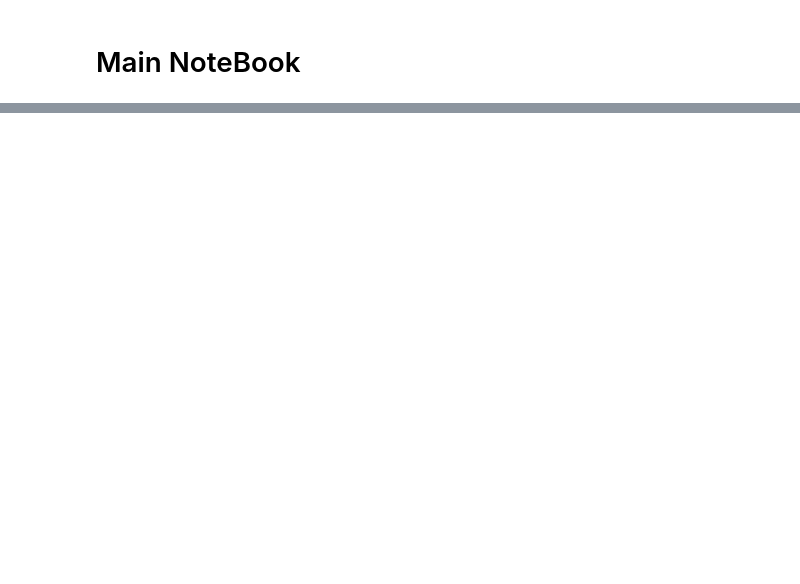
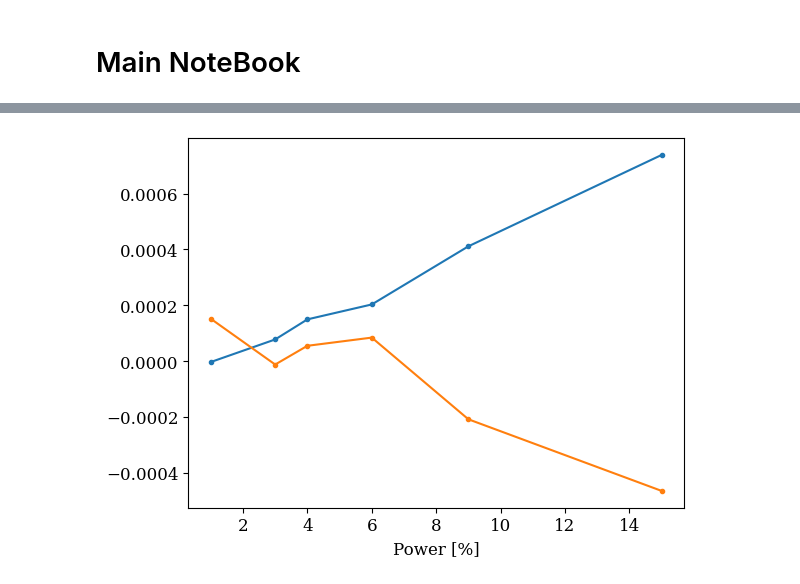
Before and after one commit to SJB7777/STO-XFEL, a Jupyter notebook: notebooks/delay.ipynb, the cells around one changed output, grey strips where cells are left out. Saved outputs shown, nothing was run; the diff lists cells and outputs as text; code cells hidden in the pictures; blank space fills up the shorter version.

```diff
--- a/notebooks/delay.ipynb
+++ b/notebooks/delay.ipynb
@@ -204,0 +169,16 @@ ax.grid(True)
+# %%
+power_com_x_50 = {}
+power_com_y_50 = {}
+
+for power, run_num in power_run.items():
+    data_file = os.path.join(get_run_scan_directory(image_dir, run_num, 1), "roi_small", "data.csv")
+    data_df = pd.read_csv(data_file)
+    power_com_x_50[power] = data_df.loc[50]["pon_com_x"]
+    power_com_y_50[power] = data_df.loc[50]["pon_com_y"]
+
+plt.plot(power_com_x_50.keys(), power_com_x_50.values(), ".-")
+plt.plot(power_com_y_50.keys(), power_com_y_50.values(), ".-")
+
+plt.xlabel("Power [%]");
+# %% [output]
+[figure, added]
```
Also changed, not shown: parts of 21 cells of this notebook, 6 other files.
